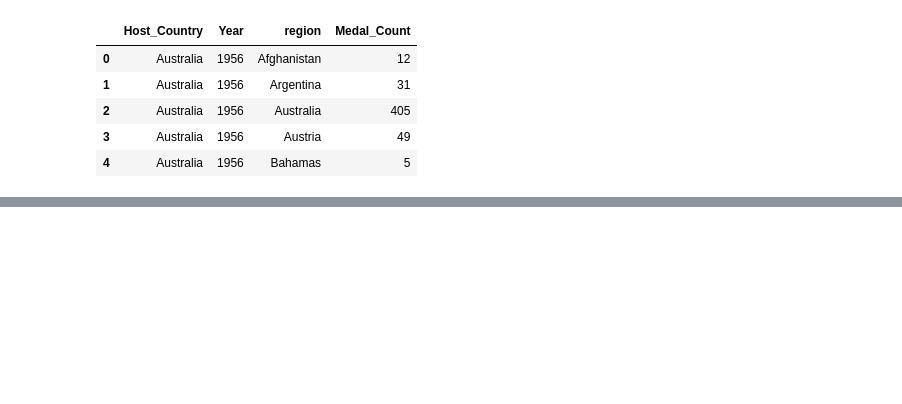
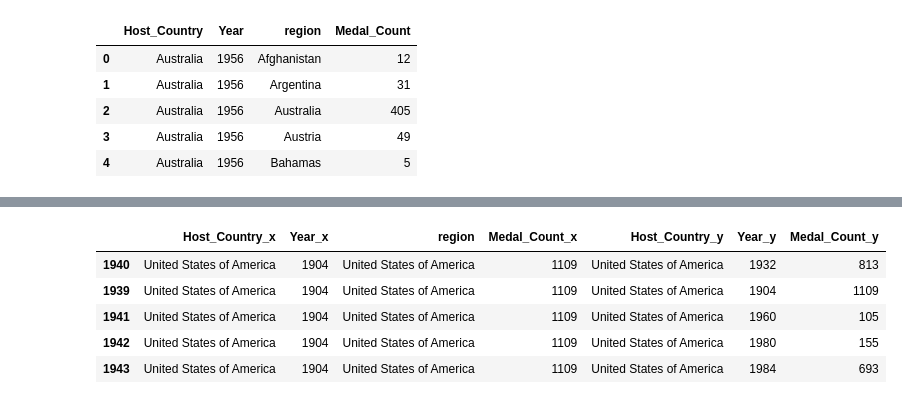
Before and after one commit to soumyaranjanswaincan/Olympic-Data-Analysis, a Jupyter notebook: Olympic Data Analysis/country_performance.ipynb, the cells around one changed output, grey strips where cells are left out. Saved outputs shown, nothing was run; the diff lists cells and outputs as text; code cells hidden in the pictures; blank space fills up the shorter version.

```diff
--- a/Olympic Data Analysis/country_performance.ipynb
+++ b/Olympic Data Analysis/country_performance.ipynb
@@ -203 +221,12 @@ host_country_medals_df_sorted = host_country_medals_df.sort_values(by='Medal_Cou
+# %%
+hosting_countries_df=pd.merge(host_country_df,host_country_medals_df, on=['region'], how='inner')
+hosting_countries_df_sorted=hosting_countries_df.sort_values(by='Medal_Count_x', ascending=False)
+hosting_countries_df_sorted.head(5)
+# %% [output]
+|  | Host_Country_x | Year_x | region | Medal_Count_x | Host_Country_y | Year_y | Medal_Count_y |
+| 1940 | United States of America | 1904 | United States of America | 1109 | United States of America | 1932 | 813 |
+| 1939 | United States of America | 1904 | United States of America | 1109 | United States of America | 1904 | 1109 |
+| 1941 | United States of America | 1904 | United States of America | 1109 | United States of America | 1960 | 105 |
+| 1942 | United States of America | 1904 | United States of America | 1109 | United States of America | 1980 | 155 |
+| 1943 | United States of America | 1904 | United States of America | 1109 | United States of America | 1984 | 693 |
 # %%
```
Also changed, not shown: parts of 7 cells of this notebook.
